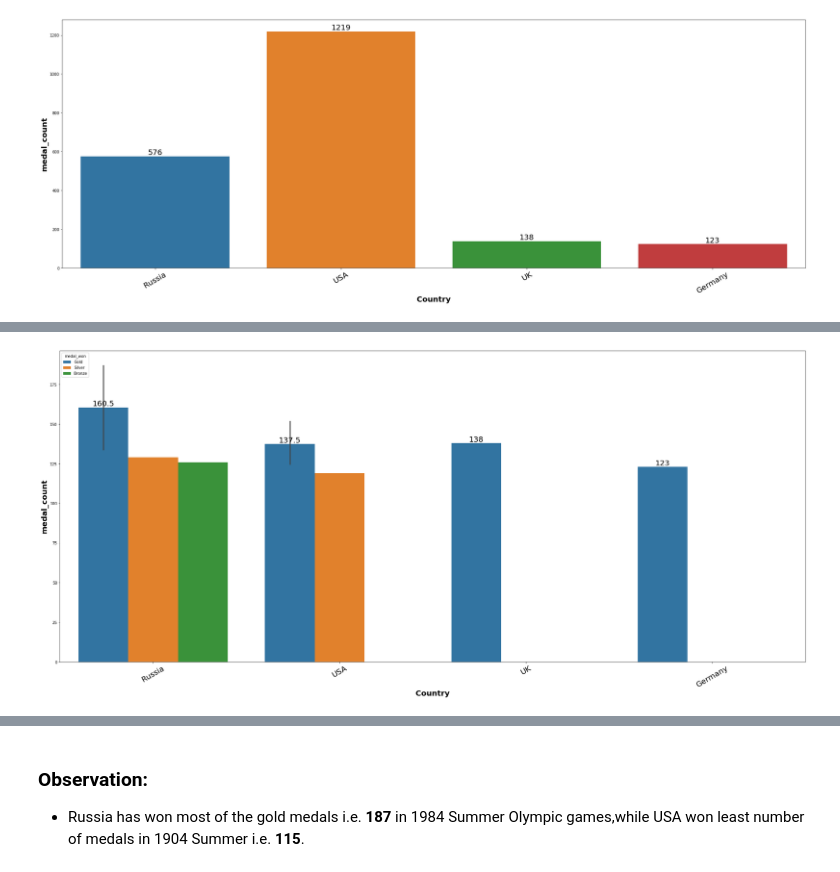
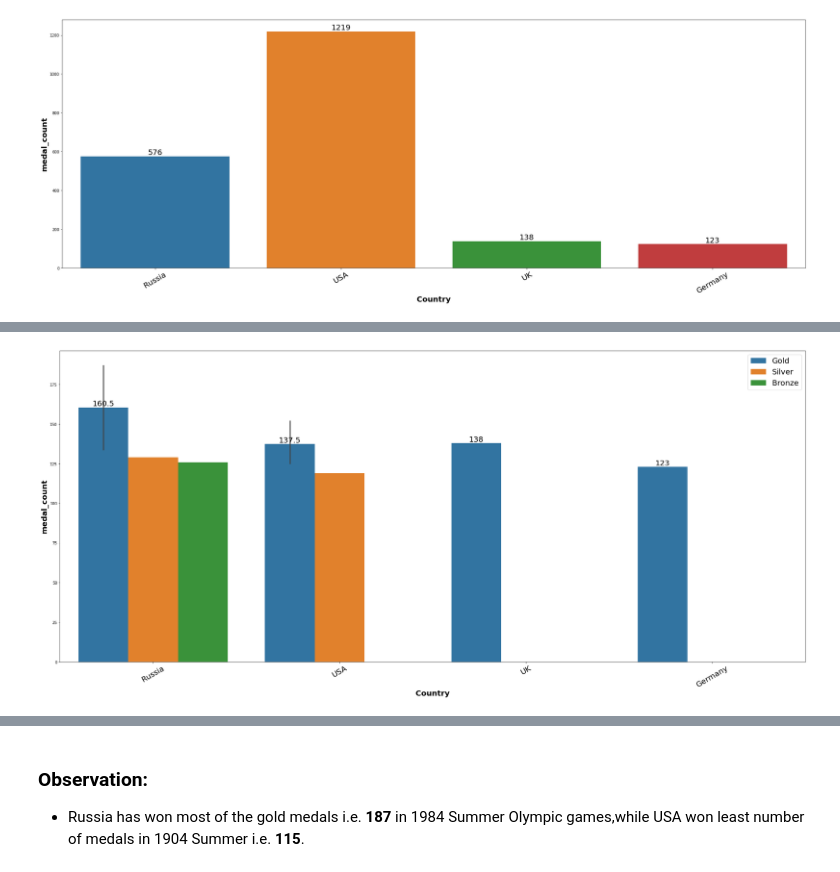
Before and after one commit to kirandhasade/Olympics_Sql_Project, a Jupyter notebook: Olympics.ipynb, the cells around one changed output, grey strips where cells are left out. Cells and saved outputs as stored; diff of their text form; code cells hidden in the pictures.

```diff
--- a/Olympics.ipynb
+++ b/Olympics.ipynb
@@ -991,10 +991,11 @@ olympics_data
 # %%
 plt.figure(figsize=(35,15))
 ax = sns.barplot(olympics_data, x='country', y='total_medals_count', hue='medal_won')
 plt.xlabel("Country",fontsize=20,weight="bold")
 plt.ylabel("medal_count",fontsize=20,weight="bold")
+plt.legend(fontsize="20", loc ="upper right")
 
 ax = ax.bar_label(ax.containers[0],fontsize=20)
 ax = plt.xticks(rotation = 30,fontsize=20)
 # %% [output]
-[figure, old version]
+[figure, new version]
```
Also changed, not shown: parts of 13 cells of this notebook.
